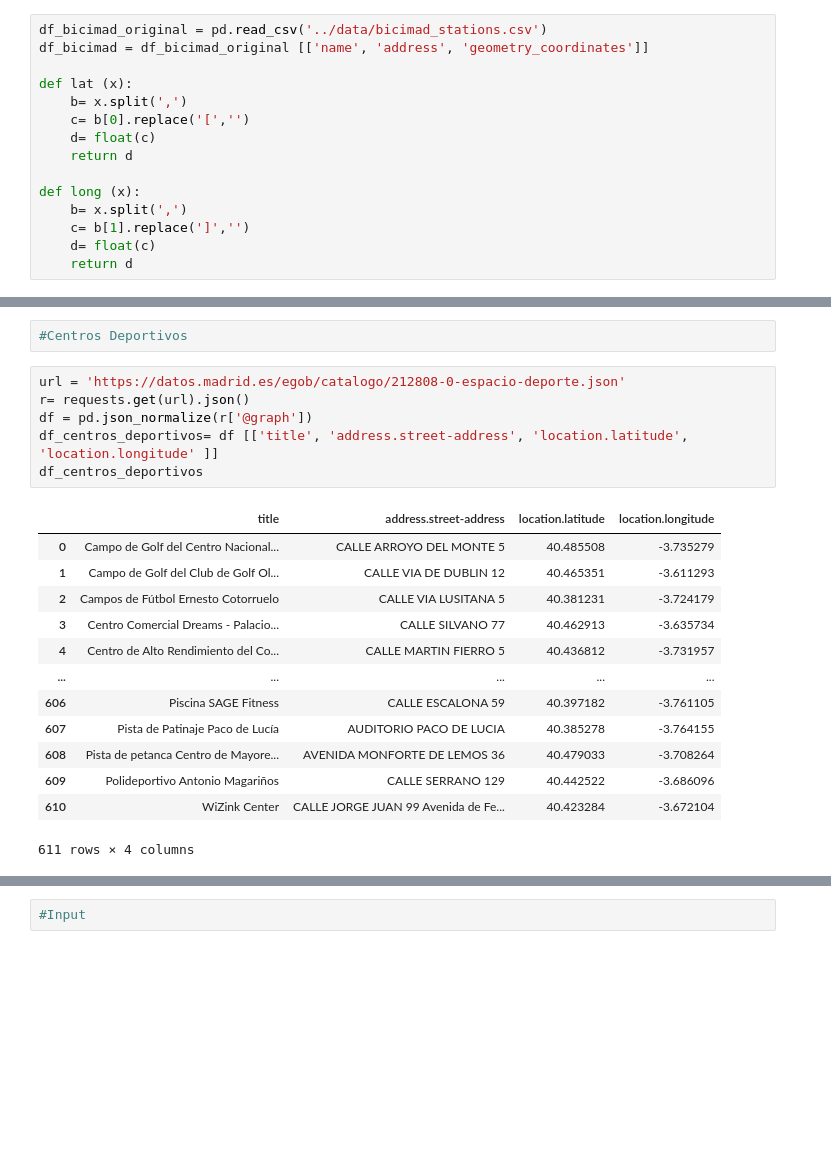
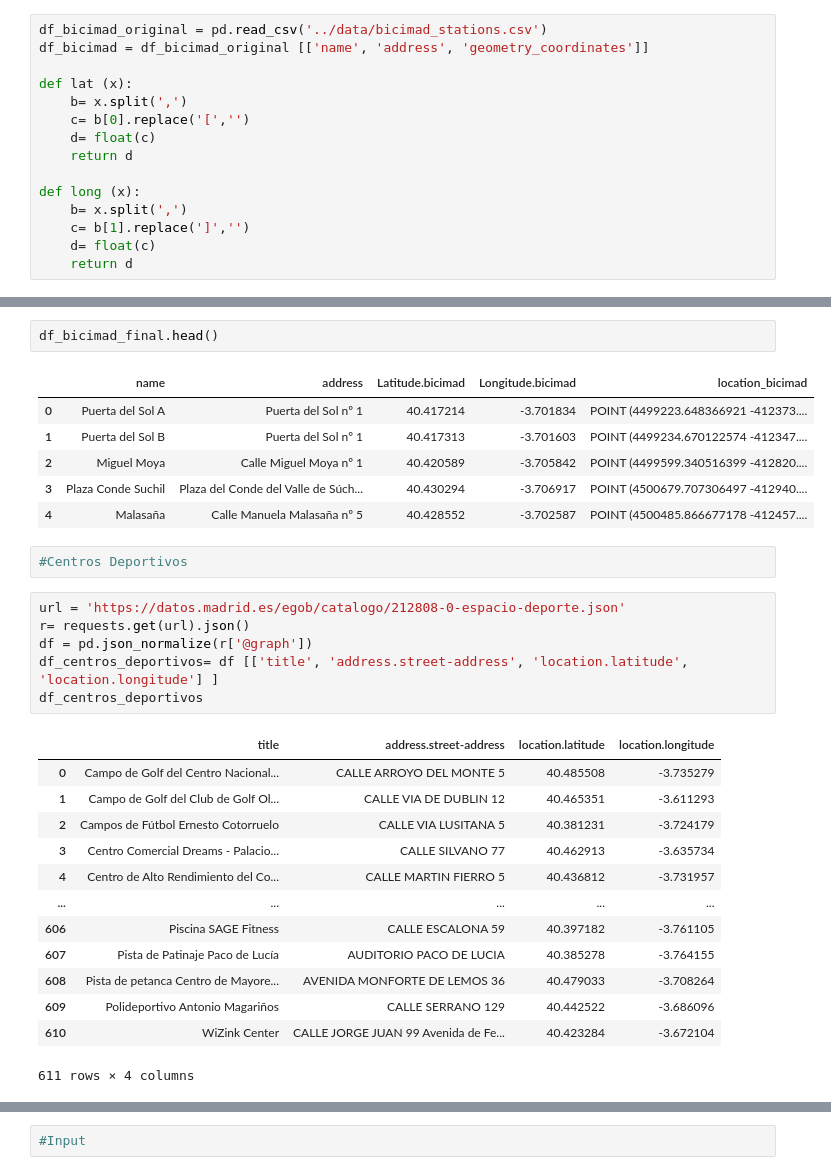
Before and after one commit to Izaskunastrain/ih_datamadpt1121_project_m1, a Jupyter notebook: p_analysis/ALL.ipynb, the cells around one changed output, grey strips where cells are left out. Cells and saved outputs as stored; diff of their text form; blank space fills up the shorter version.

```diff
--- a/p_analysis/ALL.ipynb
+++ b/p_analysis/ALL.ipynb
@@ -54,10 +81,19 @@ See the caveats in the documentation: https://pandas.pydata.org/pandas-docs/stab
+# %%
+df_bicimad_final.head()
+# %% [output]
+|  | name | address | Latitude.bicimad | Longitude.bicimad | location_bicimad |
+| 0 | Puerta del Sol A | Puerta del Sol nº 1 | 40.417214 | -3.701834 | POINT (4499223.648366921 -412373.... |
+| 1 | Puerta del Sol B | Puerta del Sol nº 1 | 40.417313 | -3.701603 | POINT (4499234.670122574 -412347.... |
+| 2 | Miguel Moya | Calle Miguel Moya nº 1 | 40.420589 | -3.705842 | POINT (4499599.340516399 -412820.... |
+| 3 | Plaza Conde Suchil | Plaza del Conde del Valle de Súch... | 40.430294 | -3.706917 | POINT (4500679.707306497 -412940.... |
+| 4 | Malasaña | Calle Manuela Malasaña nº 5 | 40.428552 | -3.702587 | POINT (4500485.866677178 -412457.... |
 # %%
 #Centros Deportivos
 # %%
 url = 'https://datos.madrid.es/egob/catalogo/212808-0-espacio-deporte.json'
 r= requests.get(url).json()
 df = pd.json_normalize(r['@graph'])
-df_centros_deportivos= df [['title', 'address.street-address', 'location.latitude', 'location.longitude' ]]
+df_centros_deportivos= df [['title', 'address.street-address', 'location.latitude', 'location.longitude'] ]
 df_centros_deportivos
 # %% [output]
 |  | title | address.street-address | location.latitude | location.longitude |
```
Also changed, not shown: parts of 23 cells of this notebook, 1 other file.
